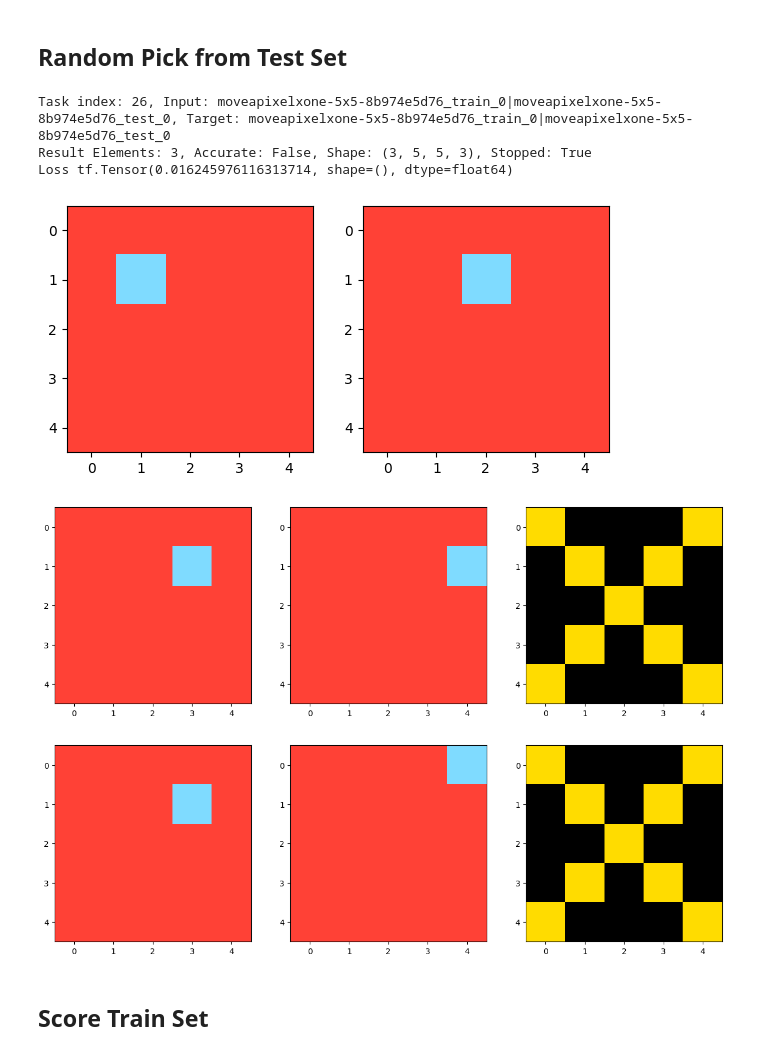
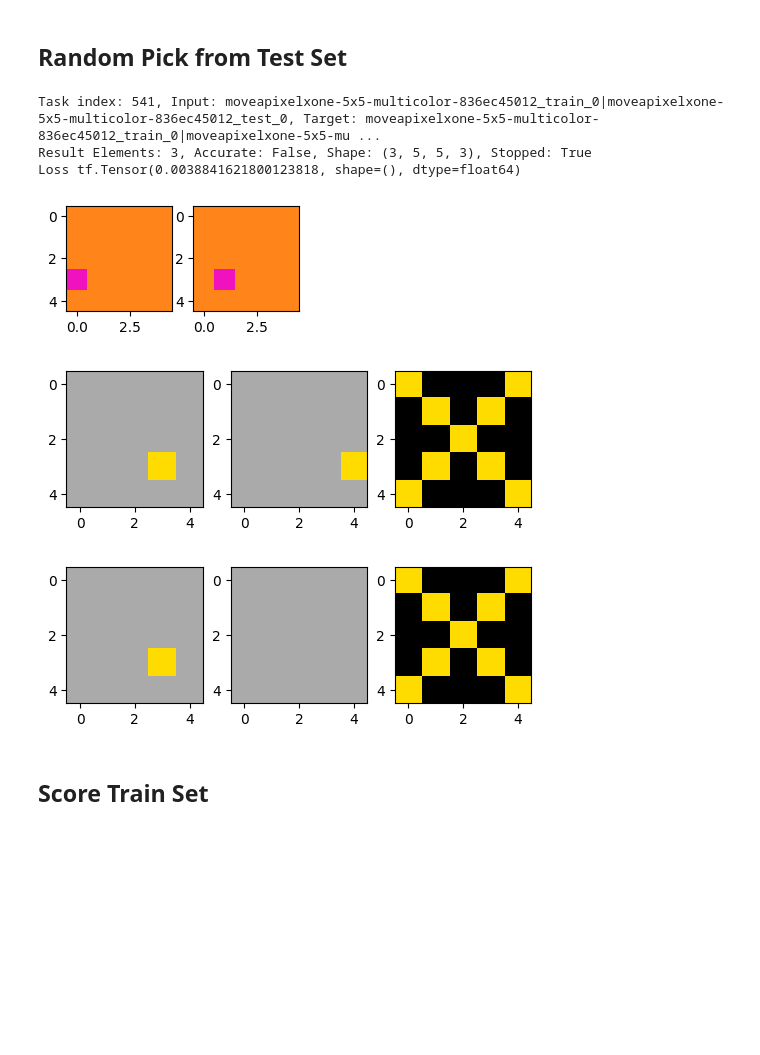
Before and after one commit to gkcng/arc, a Jupyter notebook: arc_transformer.ipynb, the cells around one changed output. Saved outputs shown, nothing was run; the diff lists cells and outputs as text; code cells hidden in the pictures; blank space fills up the shorter version.

```diff
--- a/arc_transformer.ipynb
+++ b/arc_transformer.ipynb
@@ -1015,13 +1029,13 @@ loss_function=tf.keras.losses.MeanSquaredError()
 # Predicting one token at a time at the decoder and appending it to the output;
 # then taking the complete sequence as an input to the decoder,
 # repeating until maxlen or stop keyword appears
-def predict(encoder_input, decoder_input):
+def predict(model, encoder_input, decoder_input):
 
     stop_detected = False
 
     # maxlen = decoder_maxlen # tar_len if tar_len else decoder_maxlen
     for i in range(decoder_maxlen-1):
-        predictions = transformer( (encoder_input, decoder_input) )
+        predictions = model( (encoder_input, decoder_input) )
         latest = np.array(predictions[-1,-1])
         if not stop_detected:
             stop_detected = np.all(np.equal(gsb_to_grid(latest), end_task_grid))
@@ -1032,10 +1046,10 @@ def predict(encoder_input, decoder_input):
 # %% [markdown]
 ## Solving and Plotting Utilities
 # %%
-def solve_one(inp, tar):
+def solve_one(model, inp, tar):
     inp_ = np.expand_dims(inp, axis=0)
     tar_ = np.expand_dims(tar[0], axis=(0,1))
-    pred, stop_detected = predict( inp_, tar_)
+    pred, stop_detected = predict(model, inp_, tar_)
     loss = loss_function(tar, pred)
     return pred, loss, stop_detected
 # %%
@@ -1052,20 +1066,20 @@ def is_exact_match(target, prediction):
 # %%
 # Plot task grids
 def plot_task( inp, tar, pred, idx ):
-    fig, axes = plt.subplots(1, len(inp[idx]), figsize = (7, 20))
+    fig, axes = plt.subplots(1, len(inp[idx]), figsize = (3, 9))
     for i in range(len(inp[idx])):
         plot_one(axes[i], np.array(inp[idx][i]), "", trim=False)
-    fig, axes = plt.subplots(1, len(tar[idx]), figsize = (15, 20))
+    fig, axes = plt.subplots(1, len(tar[idx]), figsize = (6, 9))
     for i in range(len(tar[idx])):
         plot_one(axes[i], np.array(tar[idx][i]), "", trim=False)
-    fig, axes = plt.subplots(1, len(pred), figsize = (15, 20))
+    fig, axes = plt.subplots(1, len(pred), figsize = (6, 9))
     for i in range(len(pred)):
         plot_one(axes[i], np.array(pred[i]), "", trim=False)
 # %%
-def solve_and_plot(from_dataset, idxs=None):
+def solve_and_plot(model, from_dataset, idxs=None):
 
-    inp_labels    = from_dataset.labels
-    target_labels = from_dataset.labels
+    inp_names    = from_dataset.names
+    target_names = from_dataset.names
     inp           = from_dataset.enc_inp_model
     tar           = from_dataset.dec_inp_model
 
@@ -1073,11 +1087,14 @@ def solve_and_plot(from_dataset, idxs=None):
         # Pick a random one
         idxs = [np.random.randint(0, len(inp))]
 
+    count=0
     for idx in idxs:
-        print("Task index: {}, Input: {}, Target: {}".format(idx, inp_labels[idx], target_labels[idx]))
+        print("Task index: {}, Input: {}, Target: {}".format(idx, inp_names[idx], target_names[idx]))
         # Run prediction
-        pred, loss, stop_detected = solve_one(inp[idx], tar[idx])
+        pred, loss, stop_detected = solve_one(model, inp[idx], tar[idx])
         accurate = is_exact_match(tar[idx], pred)
         print("Result Elements: {}, Accurate: {}, Shape: {}, Stopped: {}".format(len(pred), accurate, pred.shape, stop_detected))
         print("Loss", loss)
         plot_task( inp, tar, pred, idx )
+        count+=1
+        if count == 10: break
@@ -1183,14 +1181,14 @@ Loss tf.Tensor(0.08741389459307673, shape=(), dtype=float64)
 # %% [markdown]
 ## Random Pick from Test Set
 # %%
-solve_and_plot(validatn_set)
+solve_and_plot(transformer, validatn_set)
 # %% [output]
-Task index: 26, Input: moveapixelxone-5x5-8b974e5d76_train_0|moveapixelxone-5x5-8b974e5d76_test_0, Target: moveapixelxone-5x5-8b974e5d76_train_0|moveapixelxone-5x5-8b974e5d76_test_0
+Task index: 541, Input: moveapixelxone-5x5-multicolor-836ec45012_train_0|moveapixelxone-5x5-multicolor-836ec45012_test_0, Target: moveapixelxone-5x5-multicolor-836ec45012_train_0|moveapixelxone-5x5-mu ...
 Result Elements: 3, Accurate: False, Shape: (3, 5, 5, 3), Stopped: True
-Loss tf.Tensor(0.016245976116313714, shape=(), dtype=float64)
+Loss tf.Tensor(0.0038841621800123818, shape=(), dtype=float64)
-[figure, old version]
+[figure, new version]
-[figure, old version]
+[figure, new version]
-[figure, old version]
+[figure, new version]
 # %% [markdown]
 ## Score Train Set
 # %%
```
Also changed, not shown: parts of 33 cells of this notebook, 1 other file.
